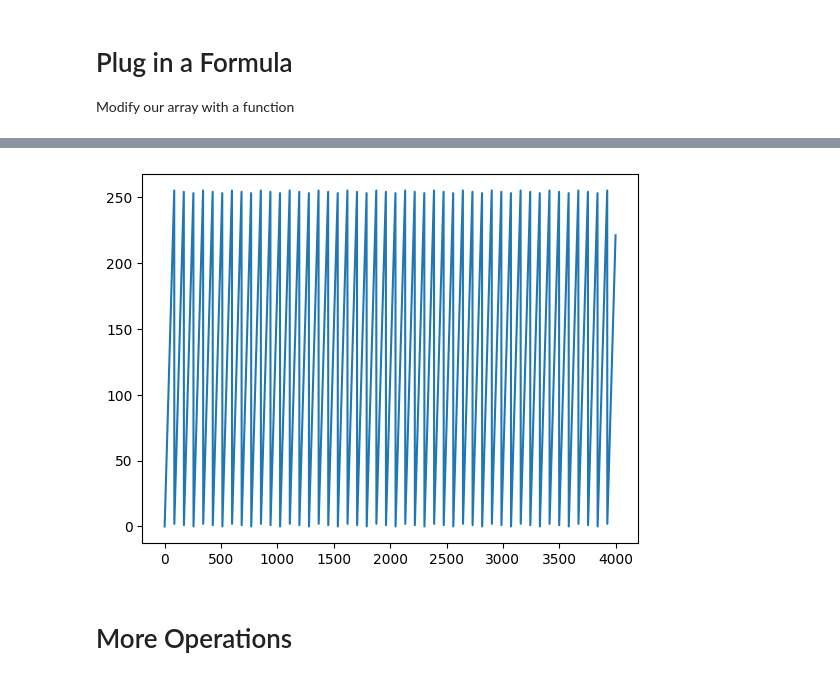
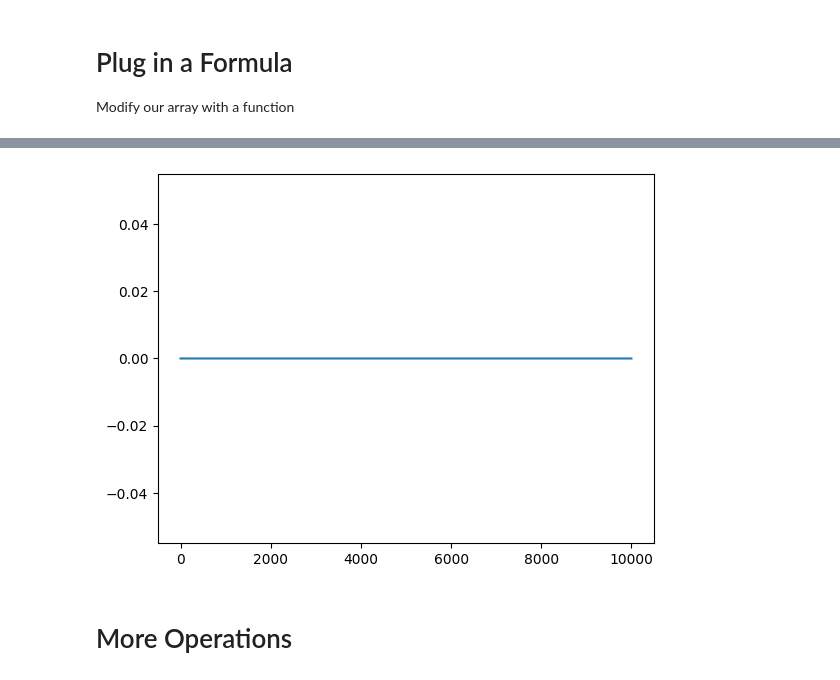
Before and after one commit to Sangarshanan/talks, a Jupyter notebook: bytebeat-python/notebooks/0-introduction.ipynb, the cells around one changed output, grey strips where cells are left out. Cells and saved outputs as stored; diff of their text form; code cells hidden in the pictures.

```diff
--- a/bytebeat-python/notebooks/0-introduction.ipynb
+++ b/bytebeat-python/notebooks/0-introduction.ipynb
@@ -26,19 +26,19 @@ Modify our array with a function
 # %%
 sample_rate = 8000
 duration = 0.5
 
 num_samples = int(duration * sample_rate)
 t = np.arange(num_samples)
 
-formula = lambda t: (t * 3)
+formula = lambda t: ((t >> 10 & 42) * t)
 
 samples = formula(t % 256).astype(np.uint8)
 
 plt.plot(t[:10000], samples[:10000])
 Audio(data=samples, rate=sample_rate, autoplay=False)
 # %% [output]
 [interactive output not drawn]
-[figure, old version]
+[figure, new version]
 # %% [markdown]
 # More Operations
 # %%
```
Also changed, not shown: parts of 1 cell of this notebook, 1 other file.
